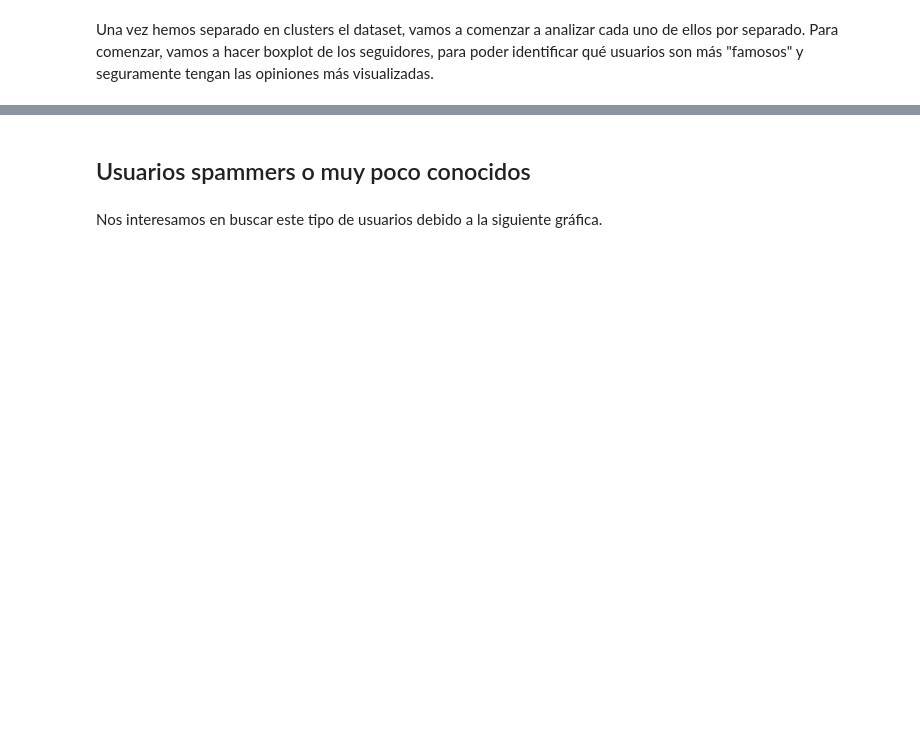
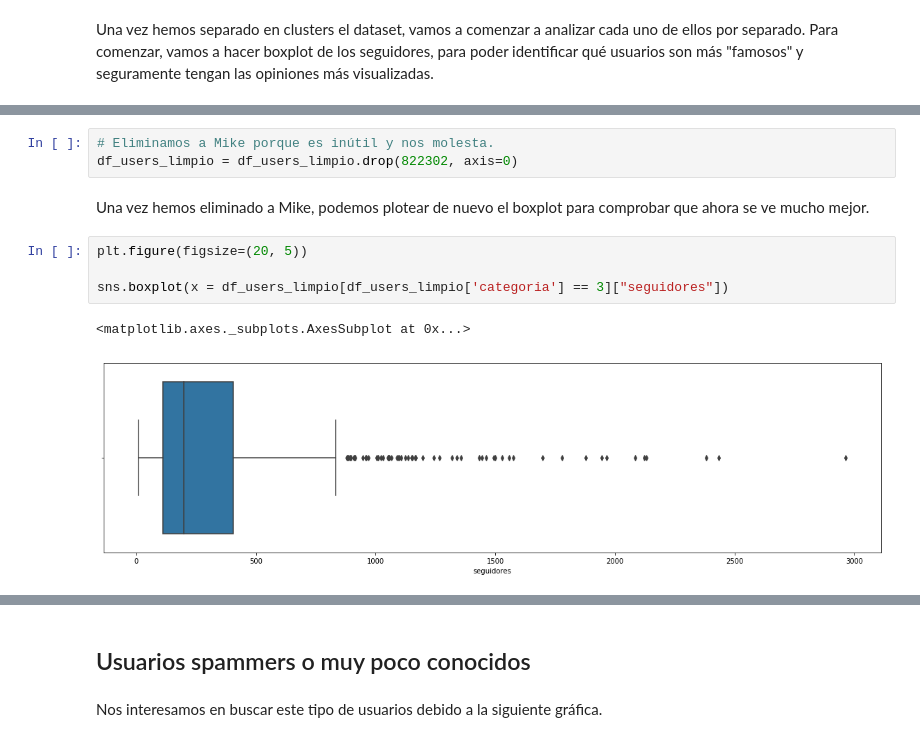
Before and after one commit to jcorrochanoj/DesafioFinalAD, a Jupyter notebook: Analisis_USERS.ipynb, the cells around one changed output, grey strips where cells are left out. Saved outputs shown, nothing was run; the diff lists cells and outputs as text; blank space fills up the shorter version.

```diff
--- a/Analisis_USERS.ipynb
+++ b/Analisis_USERS.ipynb
@@ -722,0 +731,12 @@ A simple vista, parece que los clusters no han tenido demasiado efecto. Sin emba
+# %%
+# Eliminamos a Mike porque es inútil y nos molesta.
+df_users_limpio = df_users_limpio.drop(822302, axis=0)
+# %% [markdown]
+Una vez hemos eliminado a Mike, podemos plotear de nuevo el boxplot para comprobar que ahora se ve mucho mejor.
+# %%
+plt.figure(figsize=(20, 5))
+
+sns.boxplot(x = df_users_limpio[df_users_limpio['categoria'] == 3]["seguidores"])
+# %% [output]
+<matplotlib.axes._subplots.AxesSubplot at 0x...>
+[figure, added]
```
Also changed, not shown: parts of 14 cells of this notebook.
